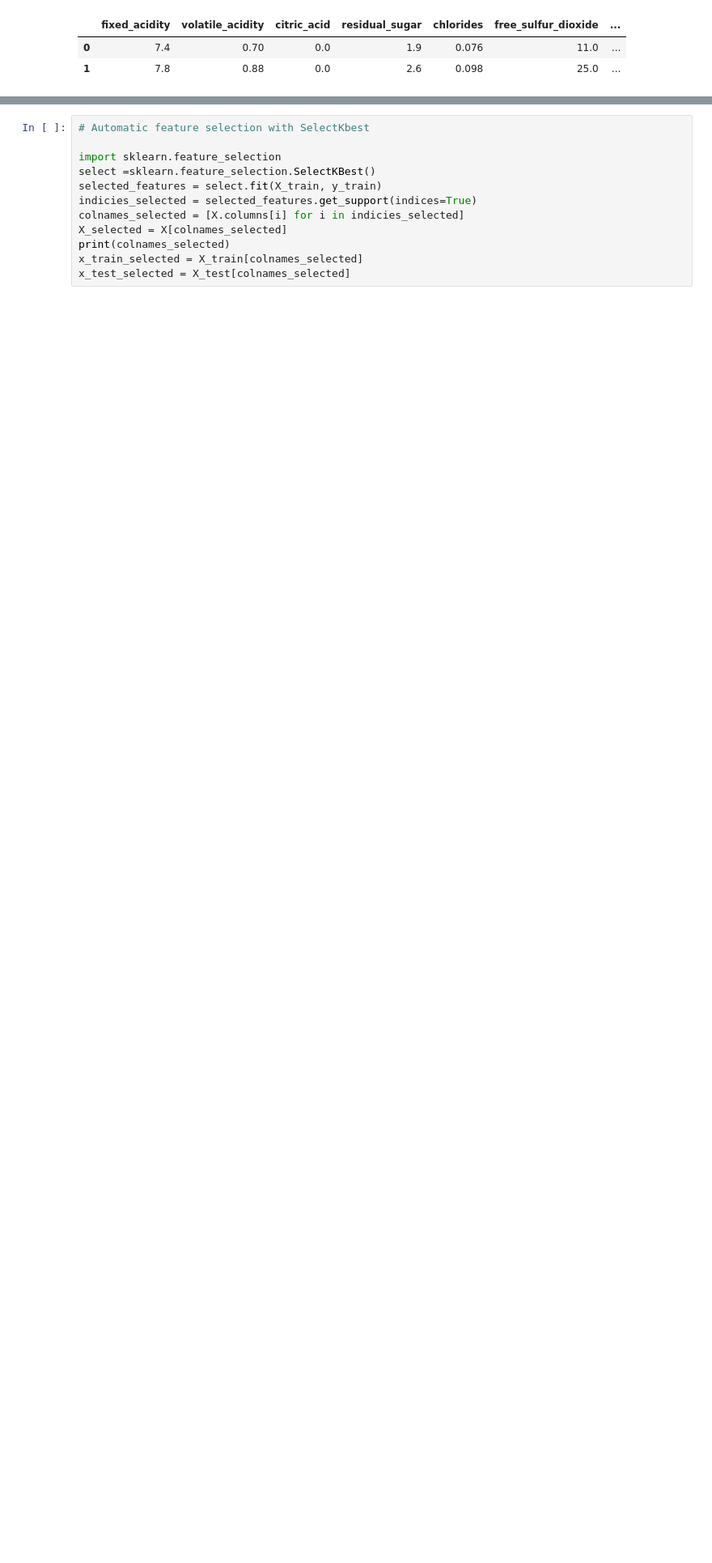
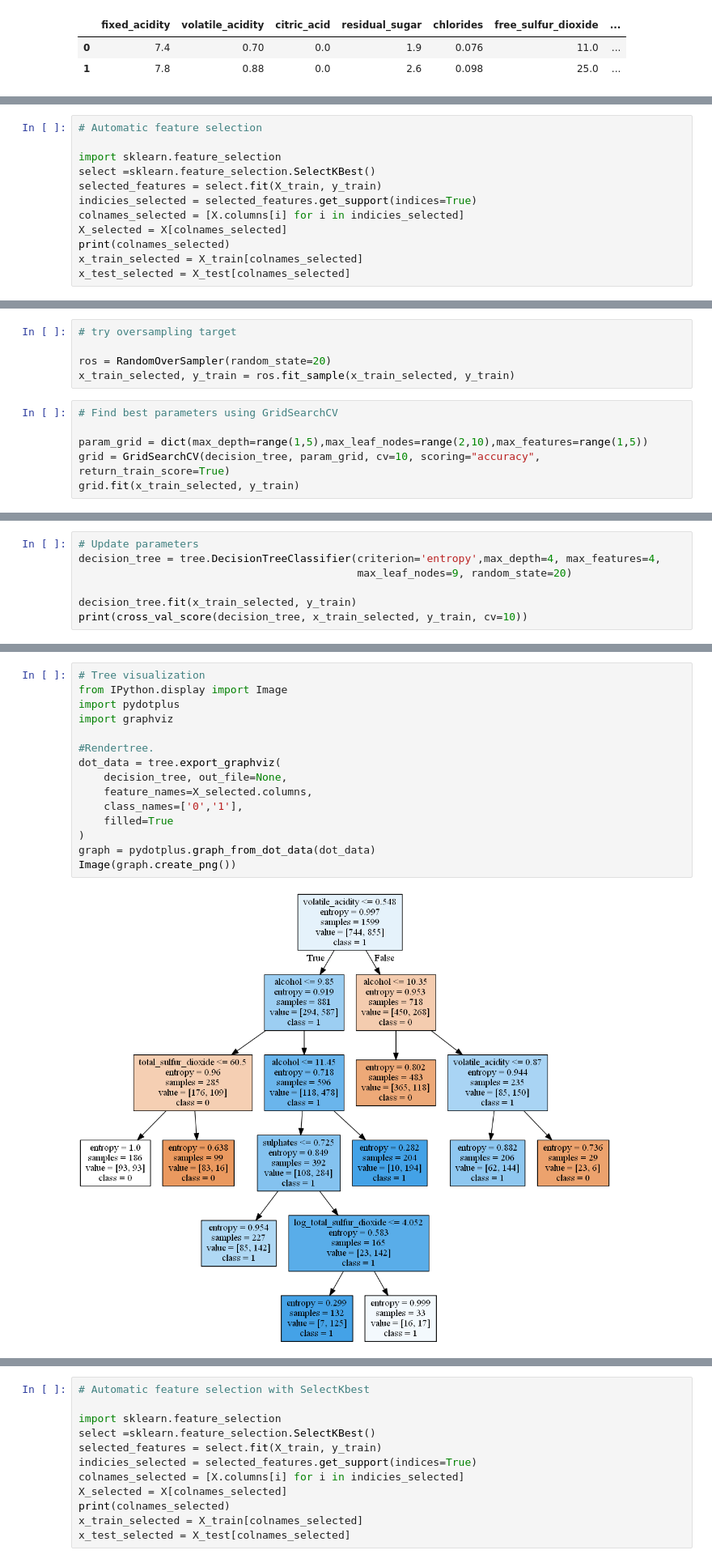
Before and after one commit to keith44/TF-Data_Science, a Jupyter notebook: Data_Science/Supervised learning/Challenge-If a tree falls in the forrest....ipynb, the cells around one changed output, grey strips where cells are left out. Shown at 81% size. Cells and saved outputs as stored; diff of their text form; blank space fills up the shorter version.

```diff
--- a/Data_Science/Supervised learning/Challenge-If a tree falls in the forrest....ipynb
+++ b/Data_Science/Supervised learning/Challenge-If a tree falls in the forrest....ipynb
@@ -218,0 +265,12 @@ Poor score and overfitting
+# %%
+# Automatic feature selection
+
+import sklearn.feature_selection
+select =sklearn.feature_selection.SelectKBest()
+selected_features = select.fit(X_train, y_train)
+indicies_selected = selected_features.get_support(indices=True)
+colnames_selected = [X.columns[i] for i in indicies_selected]
+X_selected = X[colnames_selected]
+print(colnames_selected)
+x_train_selected = X_train[colnames_selected]
+x_test_selected = X_test[colnames_selected]
@@ -218,0 +279,11 @@ Poor score and overfitting
+# %%
+# try oversampling target
+
+ros = RandomOverSampler(random_state=20)
+x_train_selected, y_train = ros.fit_sample(x_train_selected, y_train)
+# %%
+# Find best parameters using GridSearchCV
+
+param_grid = dict(max_depth=range(1,5),max_leaf_nodes=range(2,10),max_features=range(1,5))
+grid = GridSearchCV(decision_tree, param_grid, cv=10, scoring="accuracy", return_train_score=True)
+grid.fit(x_train_selected, y_train)
@@ -218,0 +308,7 @@ Poor score and overfitting
+# %%
+# Update parameters
+decision_tree = tree.DecisionTreeClassifier(criterion='entropy',max_depth=4, max_features=4,
+                                            max_leaf_nodes=9, random_state=20)
+
+decision_tree.fit(x_train_selected, y_train)
+print(cross_val_score(decision_tree, x_train_selected, y_train, cv=10))
@@ -218,0 +349,17 @@ Poor score and overfitting
+# %%
+# Tree visualization
+from IPython.display import Image
+import pydotplus
+import graphviz
+
+#Rendertree.
+dot_data = tree.export_graphviz(
+    decision_tree, out_file=None,
+    feature_names=X_selected.columns,
+    class_names=['0','1'],
+    filled=True
+)
+graph = pydotplus.graph_from_dot_data(dot_data)
+Image(graph.create_png())
+# %% [output]
+[figure, added]
```
Also changed, not shown: parts of 83 cells of this notebook.
